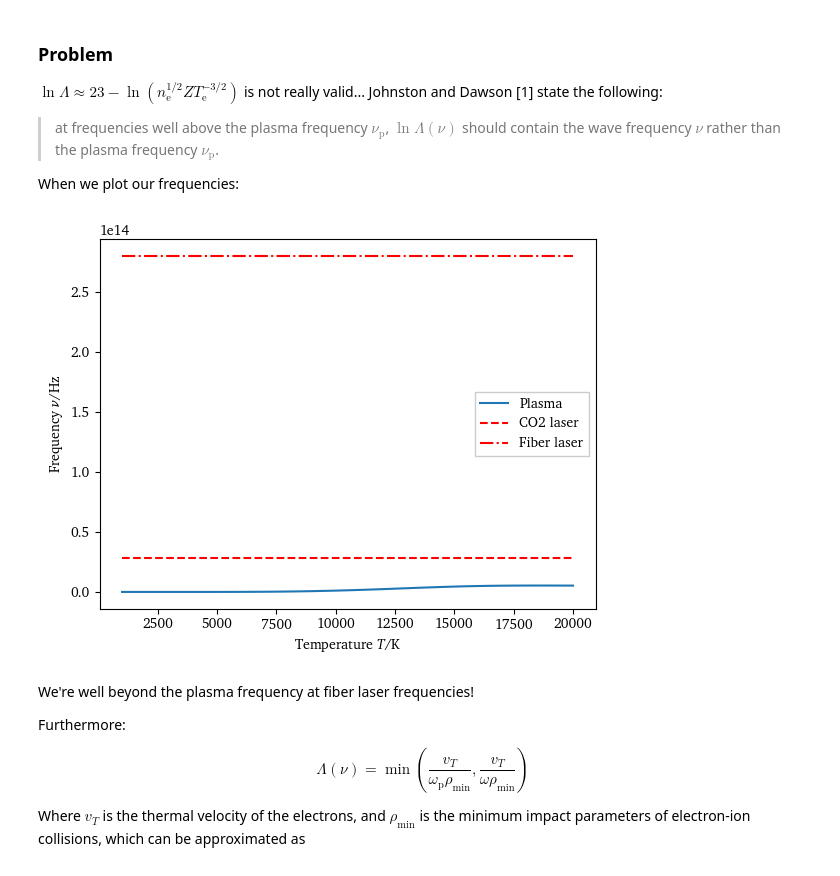
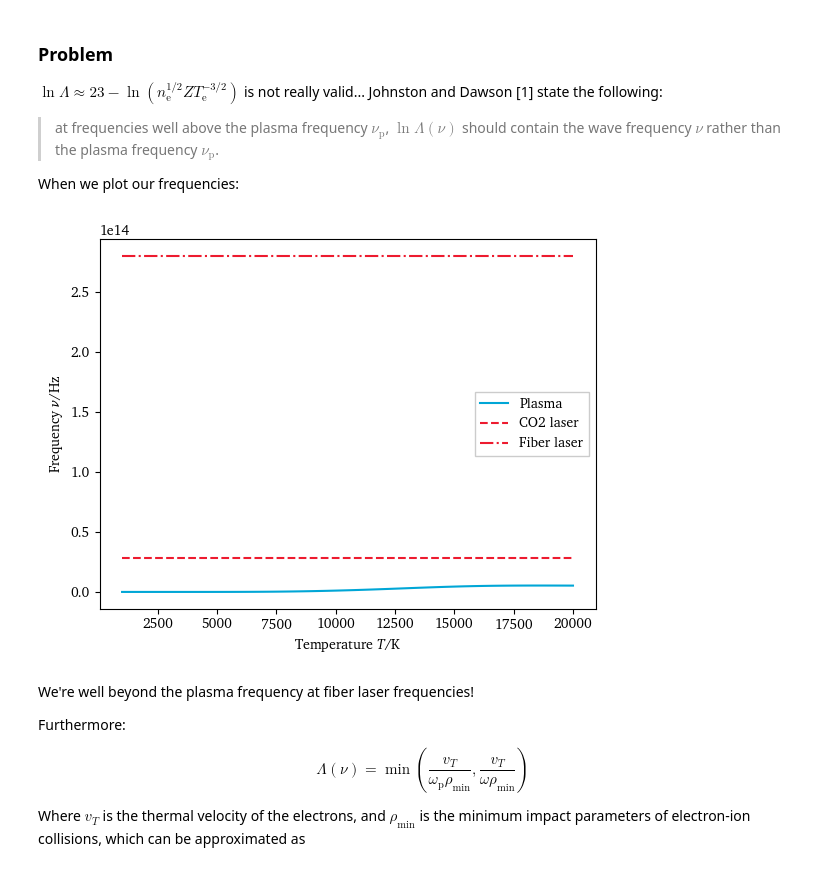
Before and after one commit to eeduplay/MScThesis, a Jupyter notebook: code/absorption.ipynb, the cells around one changed output. Drawn from its saved outputs; the diff is of its cells as text; code cells hidden in the pictures.

```diff
--- a/code/absorption.ipynb
+++ b/code/absorption.ipynb
@@ -177,23 +178,25 @@ $\ln{\Lambda} \approx 23-\ln{(n_\mathrm{e}^{1/2}ZT_\mathrm{e}^{-3/2})}$ is not r
 When we plot our frequencies:
 # %%
 laser_freq = CO2_freq
-# laser_freq = Fiber_freq
+laser_freq = Fiber_freq
 
 n_e_cm = n_e*100**-3  # Conversion from m^-3 to cm^-3
 Z = 1  # not 100% sure about this
 T_e = temperature/11604  # eV
 
 plasma_freq = lambda ne_cm: 8978.85*np.sqrt(ne_cm)
+plt.plot([],[])
 plt.plot(temperature, plasma_freq(n_e_cm), label="Plasma")
-plt.plot(temperature, CO2_freq*np.ones(temperature.shape), '--r', label="CO2 laser")
-plt.plot(temperature, Fiber_freq*np.ones(temperature.shape), '-.r',
-         label="Fiber laser")
+plt.plot(temperature, CO2_freq*np.ones(temperature.shape), '--',
+         label="CO2 laser", color='#ed1b2f')
+plt.plot(temperature, Fiber_freq*np.ones(temperature.shape), '-.',
+         label="Fiber laser", color='#ed1b2f')
 plt.xlabel(r'Temperature $T$/K')
 plt.ylabel(r'Frequency $\nu$/Hz')
 plt.legend()
 plt.show()
 # %% [output]
-[figure, old version]
+[figure, new version]
 # %% [markdown]
 We're well beyond the plasma frequency at fiber laser frequencies!
 
```
Also changed, not shown: parts of 3 cells of this notebook, 33 other files.
